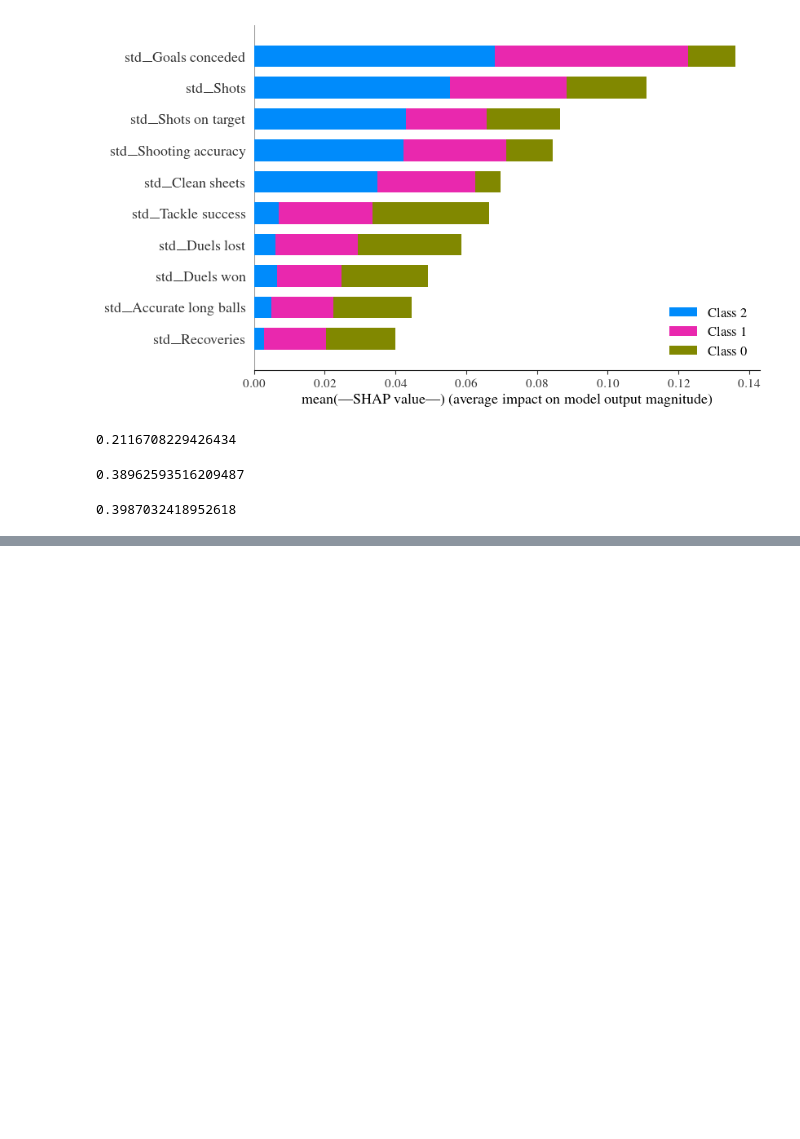
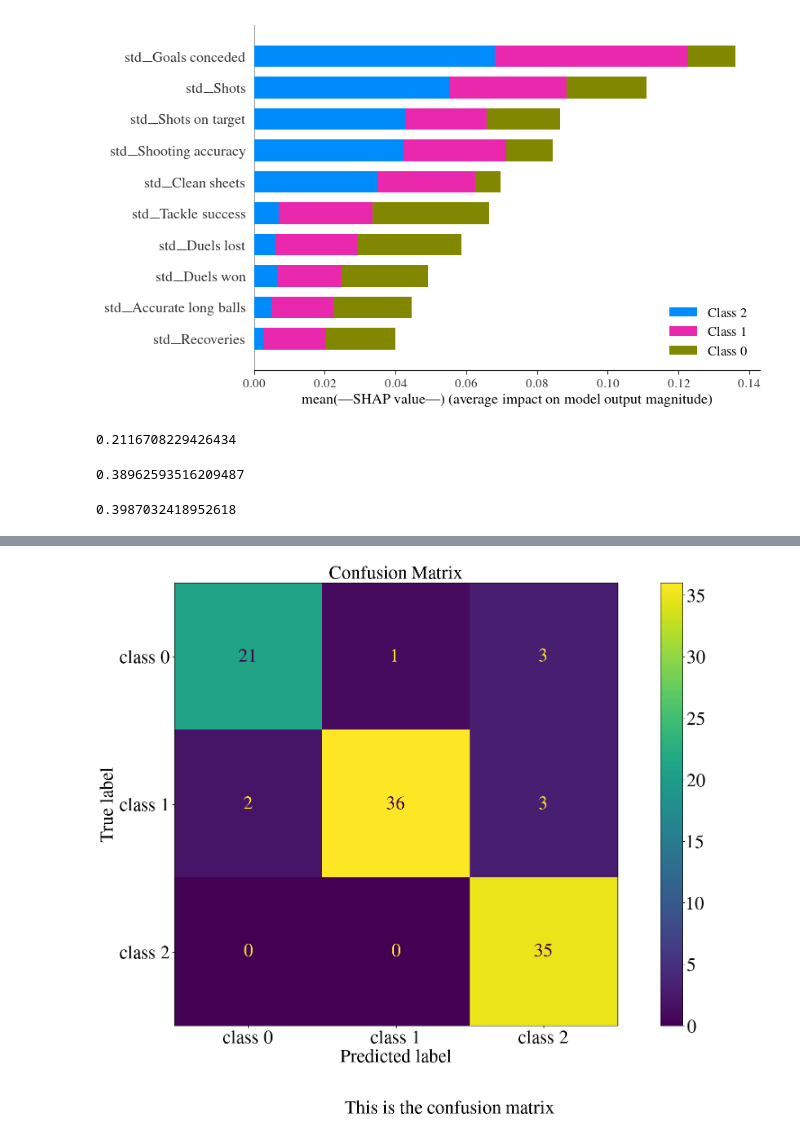
Before and after one commit to Kingsley024/Data_1030_Project, a Jupyter notebook: src/DATA 1030 Project.ipynb, the cells around one changed output, grey strips where cells are left out. Saved outputs shown, nothing was run; the diff lists cells and outputs as text; code cells hidden in the pictures; blank space fills up the shorter version.

```diff
--- a/src/DATA 1030 Project.ipynb
+++ b/src/DATA 1030 Project.ipynb
@@ -584,19 +687,21 @@ plt.show()
 # %%
 #plot confusion matrix
 plt.rcParams.update({'font.size': 30})
 plt.rcParams['figure.figsize'] = [20,12]
 
 
-cm = confusion_matrix(randomforest_y_test,randomforest_final_models[-1].predict(randomforest_X_test))
+cm = confusion_matrix(randomforest_y_test[-1],randomforest_final_models[-1].predict(randomforest_X_test[-1]))
 disp = ConfusionMatrixDisplay(cm,display_labels=['class 0', 'class 1', 'class 2'])
 disp.plot()
 plt.title("Confusion Matrix", size=30)
 txt="This is the confusion matrix"
 plt.figtext(0.6, -0.05, txt, ha='center',size=30)
 plt.tight_layout()
 plt.savefig('/Users/kingsley/Desktop/DATA1030/Data_1030_Project/figures/confusion_matrix.png', format='png', bbox_inches="tight", dpi=300)
 
 plt.show()
+# %% [output]
+[figure, added]
 # %%
 import pickle
 for i in range(5):
```
Also changed, not shown: parts of 13 cells of this notebook, 7 other files.
